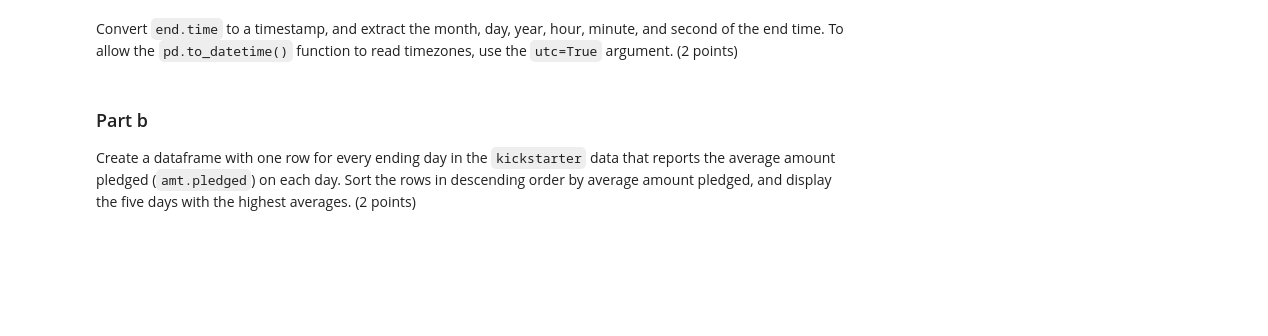
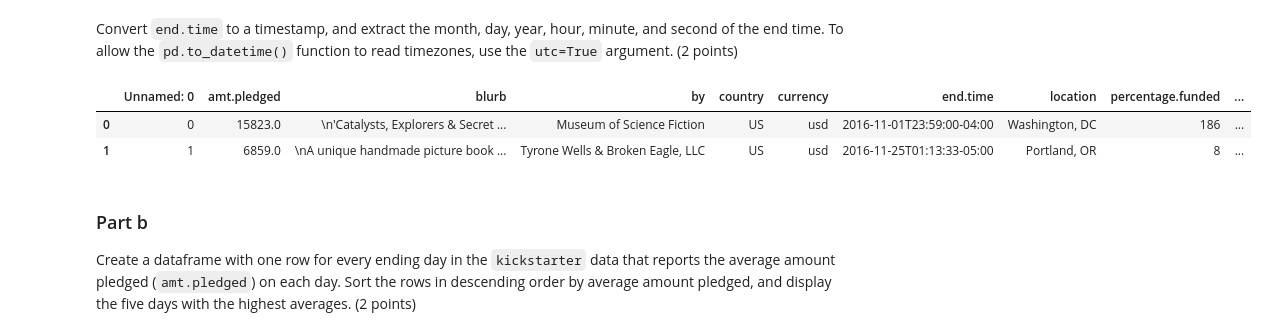
Before and after one commit to allaccountstaken/surfing_data_pipeline, a Jupyter notebook: M9/labassignment9.ipynb, the cells around one changed output. Drawn from its saved outputs; the diff is of its cells as text; code cells hidden in the pictures; blank space fills up the shorter version.

Commit message:
datetime complete

```diff
--- a/M9/labassignment9.ipynb
+++ b/M9/labassignment9.ipynb
@@ -551,3 +545,7 @@ title                 object
 type                  object
 url                   object
 dtype: object
+# %%
+# Convert "end.time" to datetime
+kickstarter['timestamp'] = pd.to_datetime(kickstarter['end.time'], utc=True)
+kickstarter.info()
@@ -554,5 +570,18 @@ dtype: object
 # %% [markdown]
 Convert `end.time` to a timestamp, and extract the month, day, year, hour, minute, and second of the end time. To allow the `pd.to_datetime()` function to read timezones, use the `utc=True` argument. (2 points)
+# %%
+# Splitting datetime into respective columns
+kickstarter['year'] = kickstarter.timestamp.dt.year
+kickstarter['month'] = kickstarter.timestamp.dt.month
+kickstarter['day'] = kickstarter.timestamp.dt.day
+kickstarter['hour'] = kickstarter.timestamp.dt.hour
+kickstarter['minute'] = kickstarter.timestamp.dt.minute
+kickstarter['second'] = kickstarter.timestamp.dt.second
+kickstarter.head(2)
+# %% [output]
+|  | Unnamed: 0 | amt.pledged | blurb | by | country | currency | end.time | location | percentage.funded | ... |
+| 0 | 0 | 15823.0 | \n'Catalysts, Explorers & Secret ... | Museum of Science Fiction | US | usd | 2016-11-01T23:59:00-04:00 | Washington, DC | 186 | ... |
+| 1 | 1 | 6859.0 | \nA unique handmade picture book ... | Tyrone Wells & Broken Eagle, LLC | US | usd | 2016-11-25T01:13:33-05:00 | Portland, OR | 8 | ... |
 # %% [markdown]
 ### Part b
 Create a dataframe with one row for every ending day in the `kickstarter` data that reports the average amount pledged (`amt.pledged`) on each day. Sort the rows in descending order by average amount pledged, and display the five days with the highest averages. (2 points)
```
Also changed, not shown: parts of 9 cells of this notebook.
